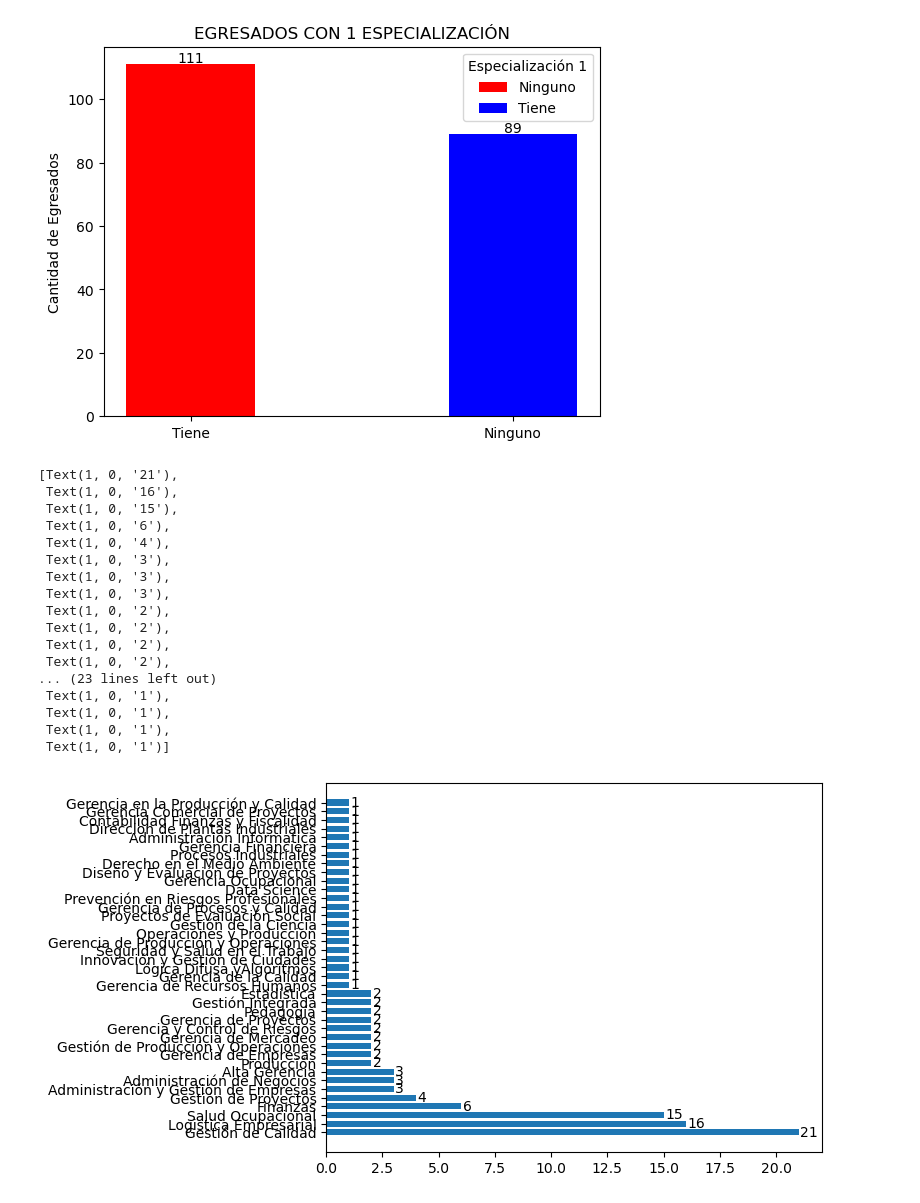
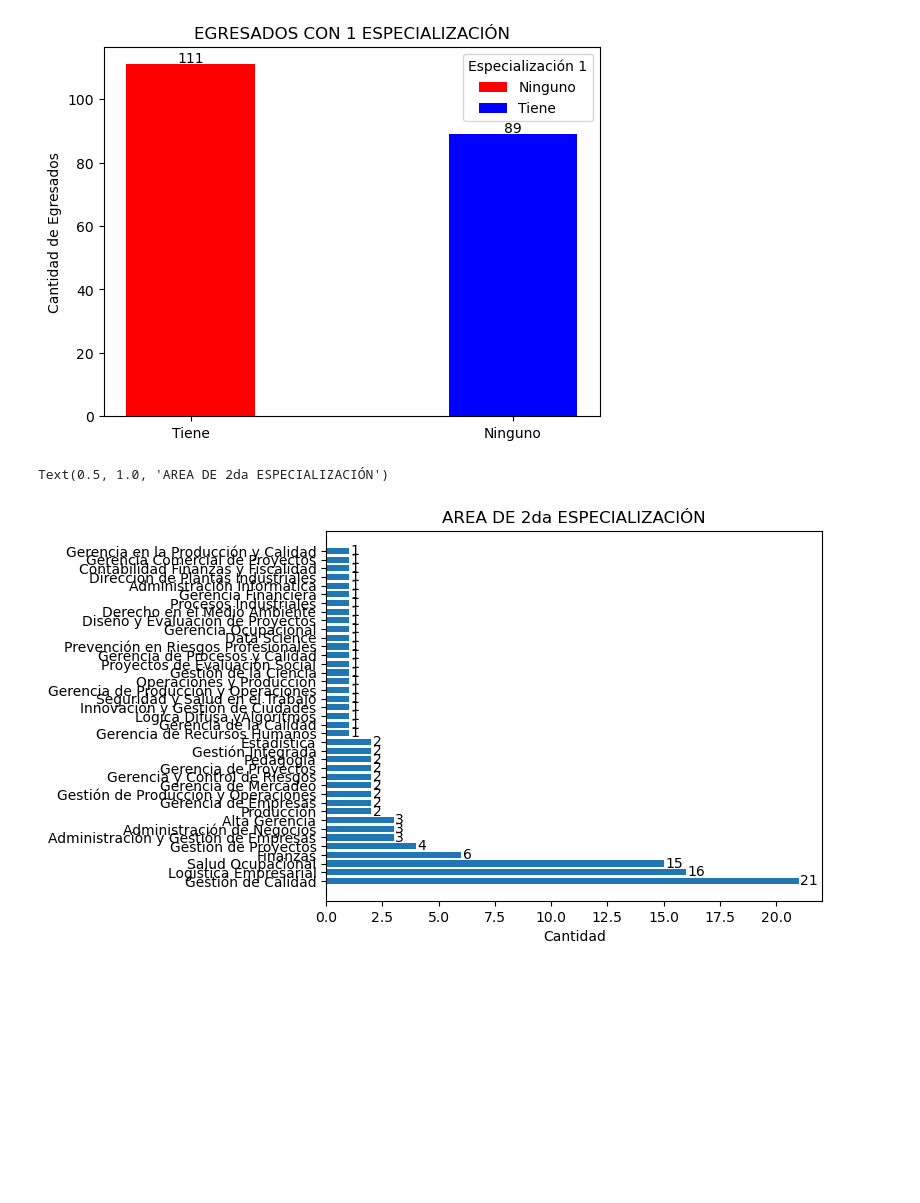
Before and after one commit to CarlosEMontesR/Proyectos2024, a Jupyter notebook: Tesis-2024/Comandos/Especializacion1.ipynb, the cells around one changed output. Saved outputs shown, nothing was run; the diff lists cells and outputs as text; code cells hidden in the pictures; blank space fills up the shorter version.

```diff
--- a/Tesis-2024/Comandos/Especializacion1.ipynb
+++ b/Tesis-2024/Comandos/Especializacion1.ipynb
@@ -52,24 +52,10 @@ ax.legend(title='Especialización 1')
 # %%
 infoespe1 = pd.DataFrame(tiene_esp_1.Especializacion1.value_counts())
 fig, ax = plt.subplots()
 infoespe1_bar = ax.barh(infoespe1.index, infoespe1.Especializacion1, align='center', height=0.7)
 ax.bar_label(infoespe1_bar, padding=1)
+plt.xlabel("Cantidad")
+plt.title("AREA DE 2da ESPECIALIZACIÓN")
 # %% [output]
-[Text(1, 0, '21'),
- Text(1, 0, '16'),
- Text(1, 0, '15'),
- Text(1, 0, '6'),
- Text(1, 0, '4'),
- Text(1, 0, '3'),
- Text(1, 0, '3'),
- Text(1, 0, '3'),
- Text(1, 0, '2'),
- Text(1, 0, '2'),
- Text(1, 0, '2'),
- Text(1, 0, '2'),
-... (23 lines left out)
- Text(1, 0, '1'),
- Text(1, 0, '1'),
- Text(1, 0, '1'),
- Text(1, 0, '1')]
+Text(0.5, 1.0, 'AREA DE 2da ESPECIALIZACIÓN')
-[figure, old version]
+[figure, new version]
```
Also changed, not shown: parts of 3 cells of this notebook, 12 other files.
